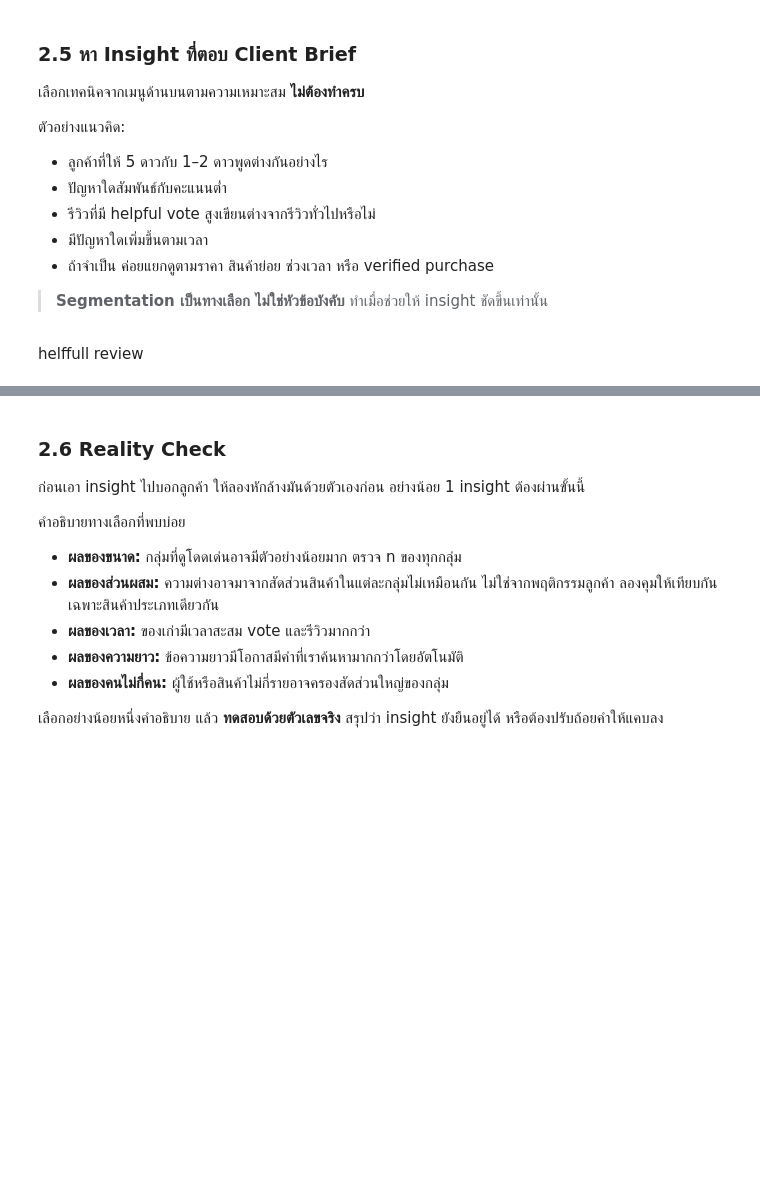
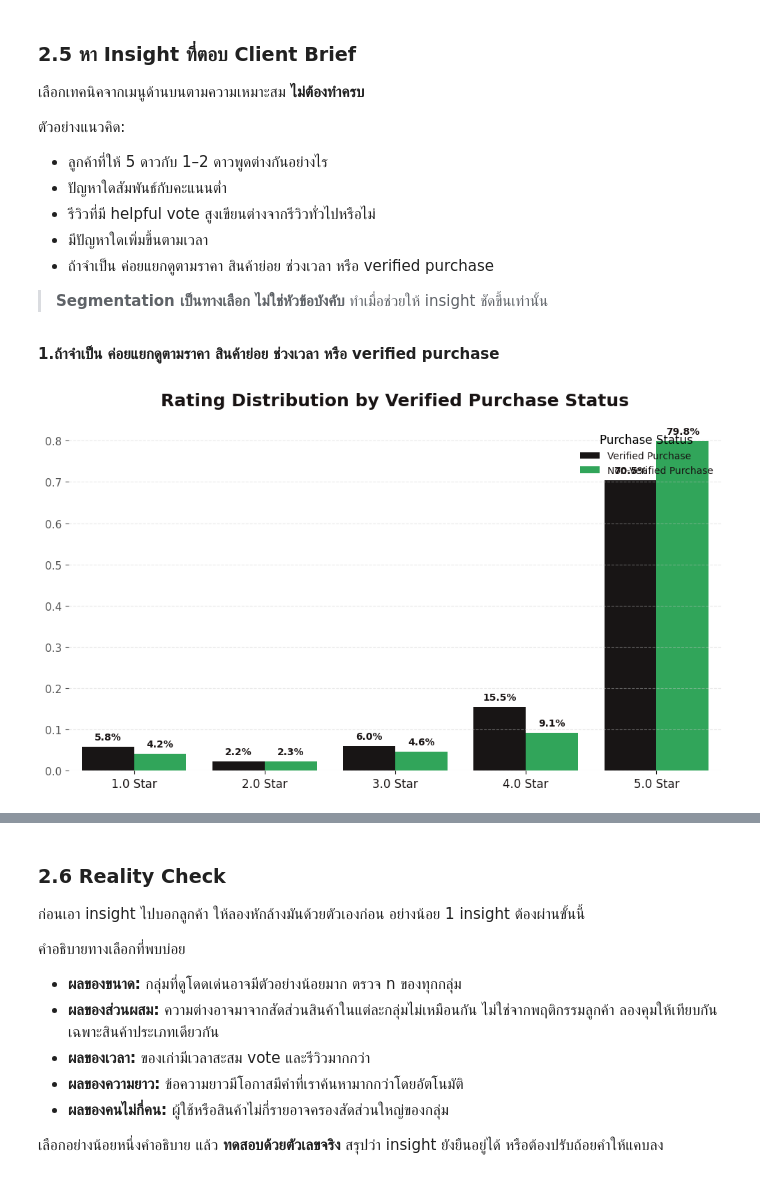
Before and after one commit to audomsak-pypy/Project1-Text_Analytics69, a Jupyter notebook: Project1_Text_Analytics69_Teams.ipynb, the cells around one changed output, grey strips where cells are left out. Cells and saved outputs as stored; diff of their text form; code cells hidden in the pictures; blank space fills up the shorter version.

```diff
--- a/Project1_Text_Analytics69_Teams.ipynb
+++ b/Project1_Text_Analytics69_Teams.ipynb
@@ -777,5 +833,3 @@ print("ไม่ใช้ ... เพราะ ...")
 * ถ้าจำเป็น ค่อยแยกดูตามราคา สินค้าย่อย ช่วงเวลา หรือ verified purchase
 
 > **Segmentation เป็นทางเลือก ไม่ใช่หัวข้อบังคับ** ทำเมื่อช่วยให้ insight ชัดขึ้นเท่านั้น
-# %% [markdown]
-helffull review
@@ -783,0 +836,77 @@ helffull review
+# %% [markdown]
+**1.ถ้าจำเป็น ค่อยแยกดูตามราคา สินค้าย่อย ช่วงเวลา หรือ verified purchase**
+# %%
+import matplotlib.pyplot as plt
+import seaborn as sns
+import pandas as pd
+
+# Prepare data for plotting
+# Calculate counts of ratings for verified and non-verified purchases
+rating_counts = df_reviews.groupby(['verified_purchase', 'rating']).size().unstack(fill_value=0)
+
+# Calculate percentages for each group (row-wise)
+rating_percentages = rating_counts.apply(lambda x: x / x.sum(), axis=1)
+
+# Melt the dataframe for seaborn's barplot
+df_plot = rating_percentages.stack().reset_index(name='percentage')
+df_plot['rating'] = df_plot['rating'].astype(str) + ' Star'
+
+# --- Plotting ---
+
+# 1. Set up the plot with Spotify Light Mode style
+plt.style.use('default')
+fig, ax = plt.subplots(figsize=(10, 6), facecolor='#FFFFFF')
+ax.set_facecolor('#FFFFFF')
+
+# Spotify palette: Verified = Bright Green, Non-Verified = Dark Charcoal
+spotify_colors = {
+    True: '#1DB954',
+    False: '#191414'
+}
+
+# Create the clustered bar chart
+sns.barplot(
+    data=df_plot,
+    x='rating',
+    y='percentage',
+    hue='verified_purchase',
+    palette=spotify_colors,
+    ax=ax,
+    edgecolor='none' # Remove bar borders
+)
+
+# 3. Apply Spotify Minimal Styling
+ax.set_title('Rating Distribution by Verified Purchase Status', fontsize=18, fontweight='bold', color='#191414', pad=20)
+ax.set_xlabel('') # Hide x-axis label
+ax.set_ylabel('') # Hide y-axis label
+
+# Adjust x-axis tick labels for clarity
+ax.tick_params(axis='x', colors='#191414', labelsize=12, rotation=0)
+ax.tick_params(axis='y', colors='#555555', labelsize=11)
+
+# Remove all spines
+for spine in ['top', 'right', 'left', 'bottom']:
+    ax.spines[spine].set_visible(False)
+
+# Add horizontal grid lines
+ax.grid(axis='y', linestyle='--', alpha=0.4, color='#CCCCCC')
+
+# Add annotations (percentages) on top of each bar
+for p in ax.patches:
+    height = p.get_height()
+    if height > 0:
+        ax.annotate(f'{height:.1%}',
+                    (p.get_x() + p.get_width() / 2., height),
+                    ha='center', va='bottom', xytext=(0, 5),
+                    textcoords='offset points', fontsize=10, color='#191414', fontweight='bold')
+
+# Adjust legend
+handles, labels = ax.get_legend_handles_labels()
+ax.legend(handles=handles, labels=['Verified Purchase', 'Non-Verified Purchase'],
+          title='Purchase Status', frameon=False, fontsize=10, title_fontsize=12,
+          labelcolor='#191414', loc='upper right')
+
+plt.tight_layout()
+plt.show()
+# %% [output]
+[figure, added]
```
Also changed, not shown: parts of 15 cells of this notebook.
